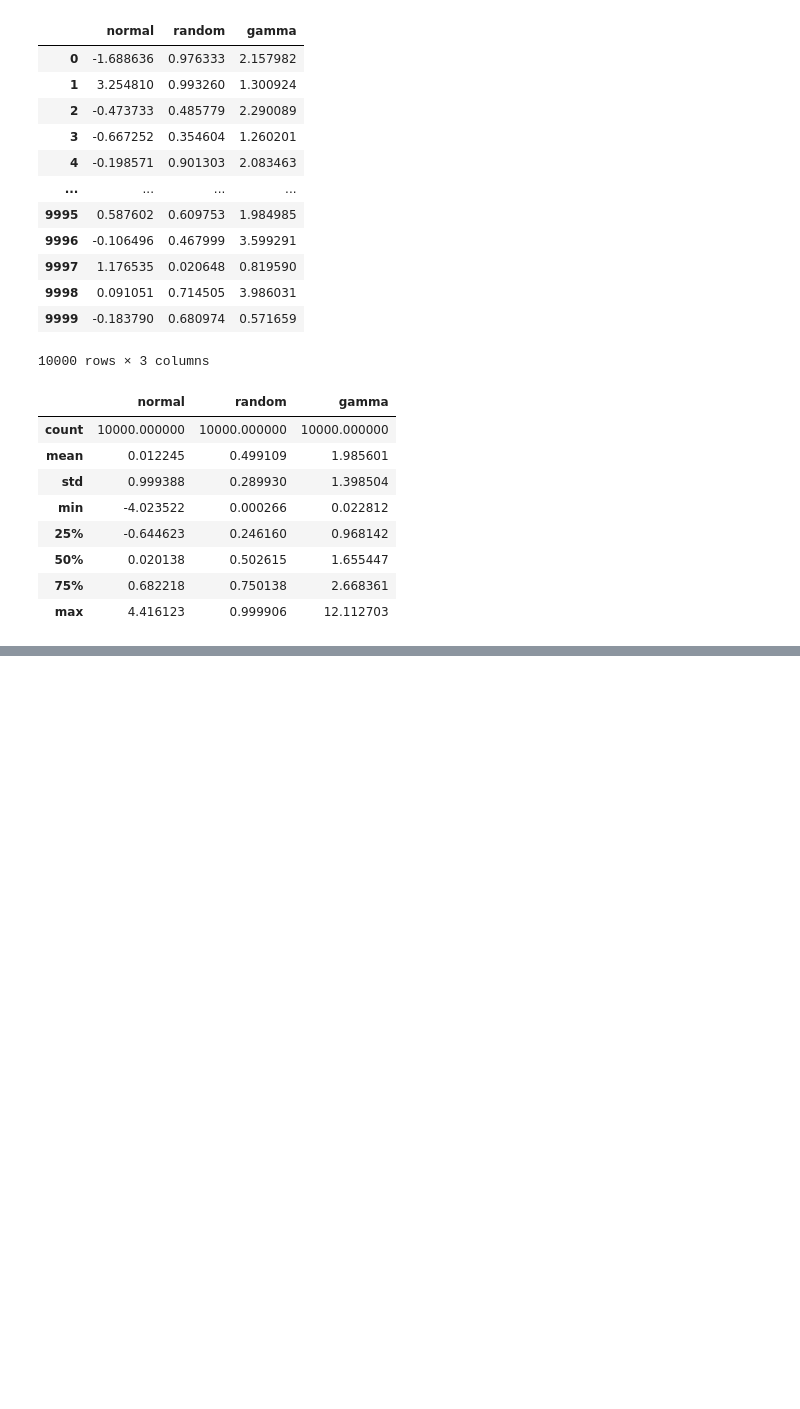
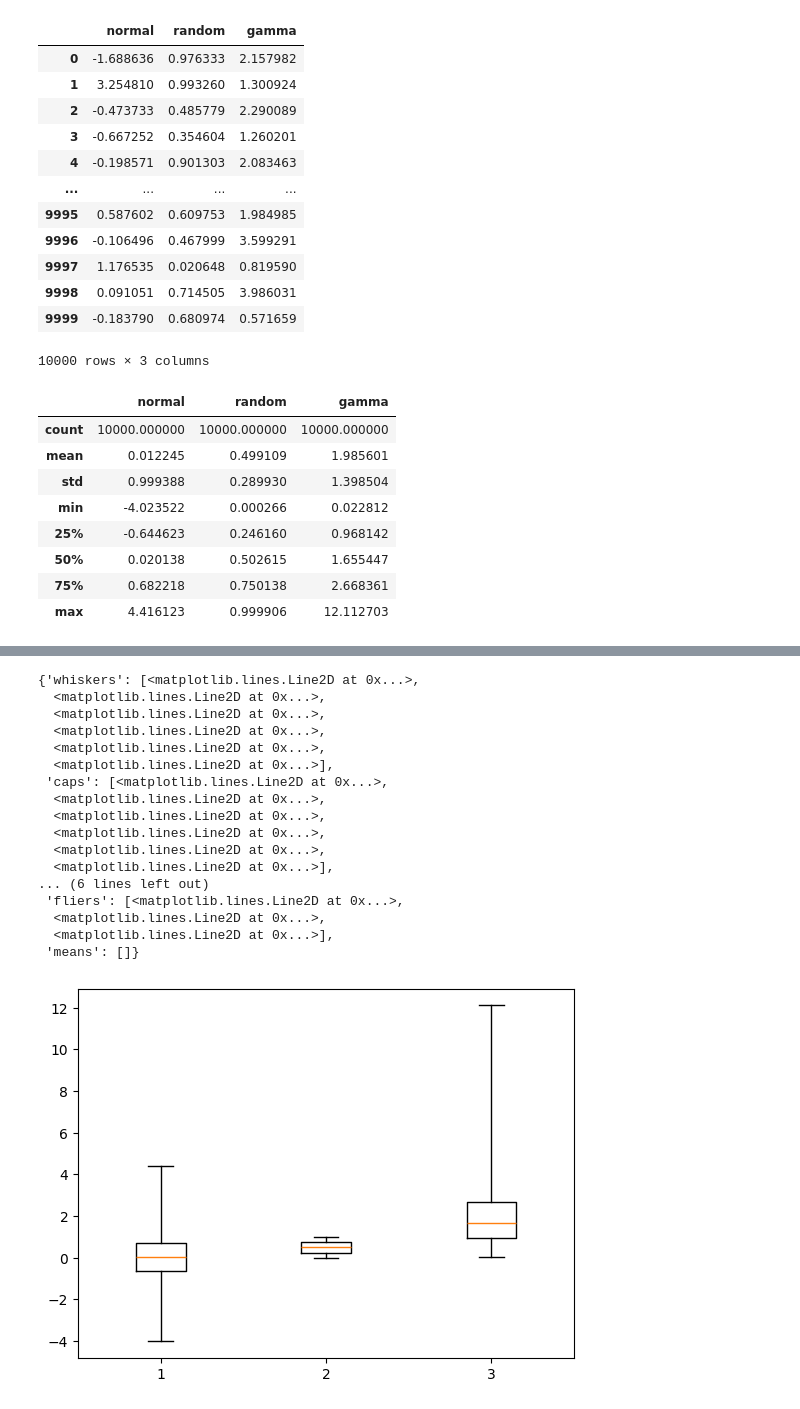
Before and after one commit to Zainab-Ayoub/dataScienceProblems, a Jupyter notebook: boxPlots.ipynb, the cells around one changed output, grey strips where cells are left out. Saved outputs shown, nothing was run; the diff lists cells and outputs as text; code cells hidden in the pictures; blank space fills up the shorter version.

```diff
--- a/boxPlots.ipynb
+++ b/boxPlots.ipynb
@@ -41,0 +58,21 @@ df.describe()
+# %%
+plt.boxplot([df['normal'], df['random'], df['gamma']], whis=[0,100])
+# %% [output]
+{'whiskers': [<matplotlib.lines.Line2D at 0x...>,
+  <matplotlib.lines.Line2D at 0x...>,
+  <matplotlib.lines.Line2D at 0x...>,
+  <matplotlib.lines.Line2D at 0x...>,
+  <matplotlib.lines.Line2D at 0x...>,
+  <matplotlib.lines.Line2D at 0x...>],
+ 'caps': [<matplotlib.lines.Line2D at 0x...>,
+  <matplotlib.lines.Line2D at 0x...>,
+  <matplotlib.lines.Line2D at 0x...>,
+  <matplotlib.lines.Line2D at 0x...>,
+  <matplotlib.lines.Line2D at 0x...>,
+  <matplotlib.lines.Line2D at 0x...>],
+... (6 lines left out)
+ 'fliers': [<matplotlib.lines.Line2D at 0x...>,
+  <matplotlib.lines.Line2D at 0x...>,
+  <matplotlib.lines.Line2D at 0x...>],
+ 'means': []}
+[figure, added]
```
Also changed, not shown: parts of 3 cells of this notebook.
